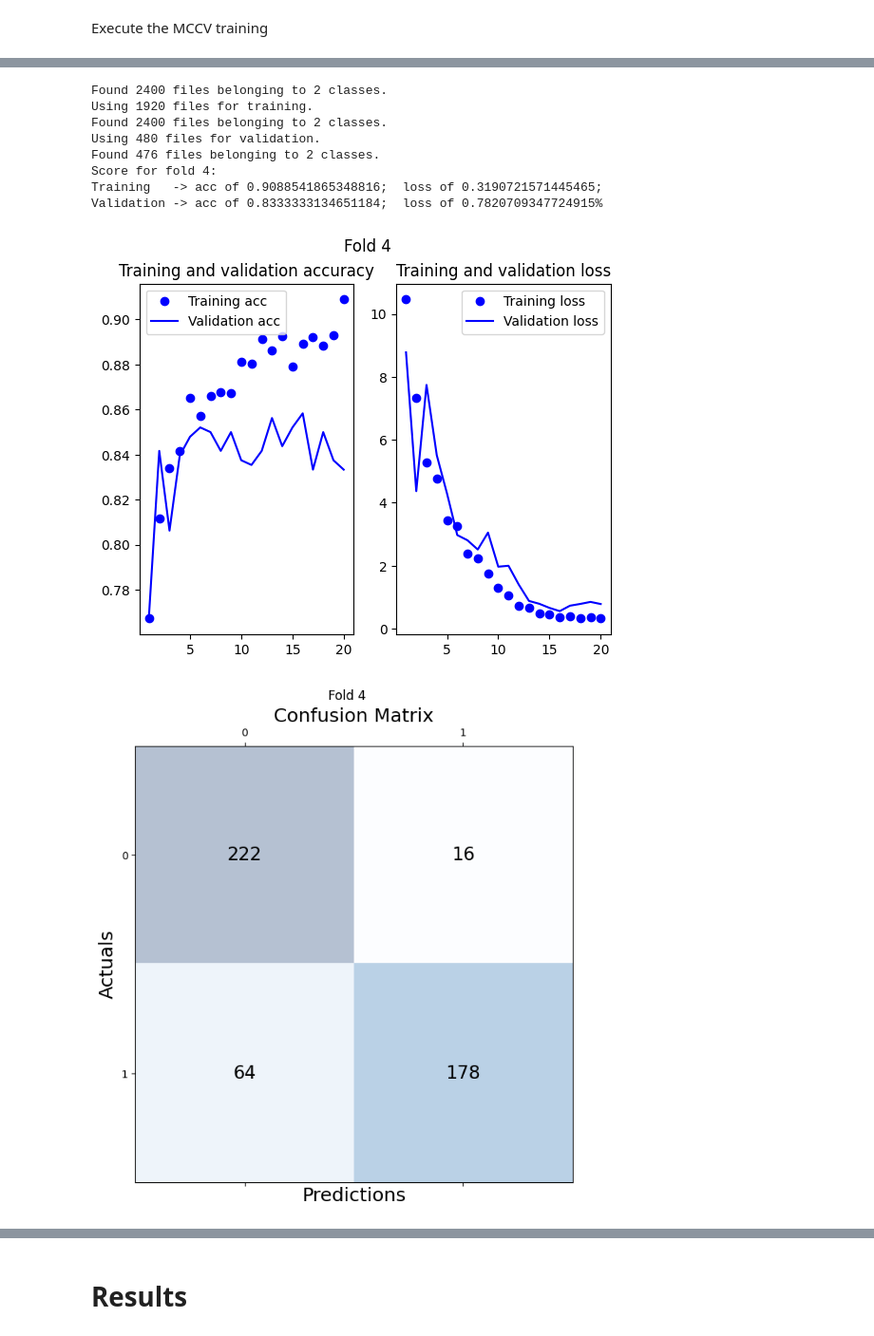
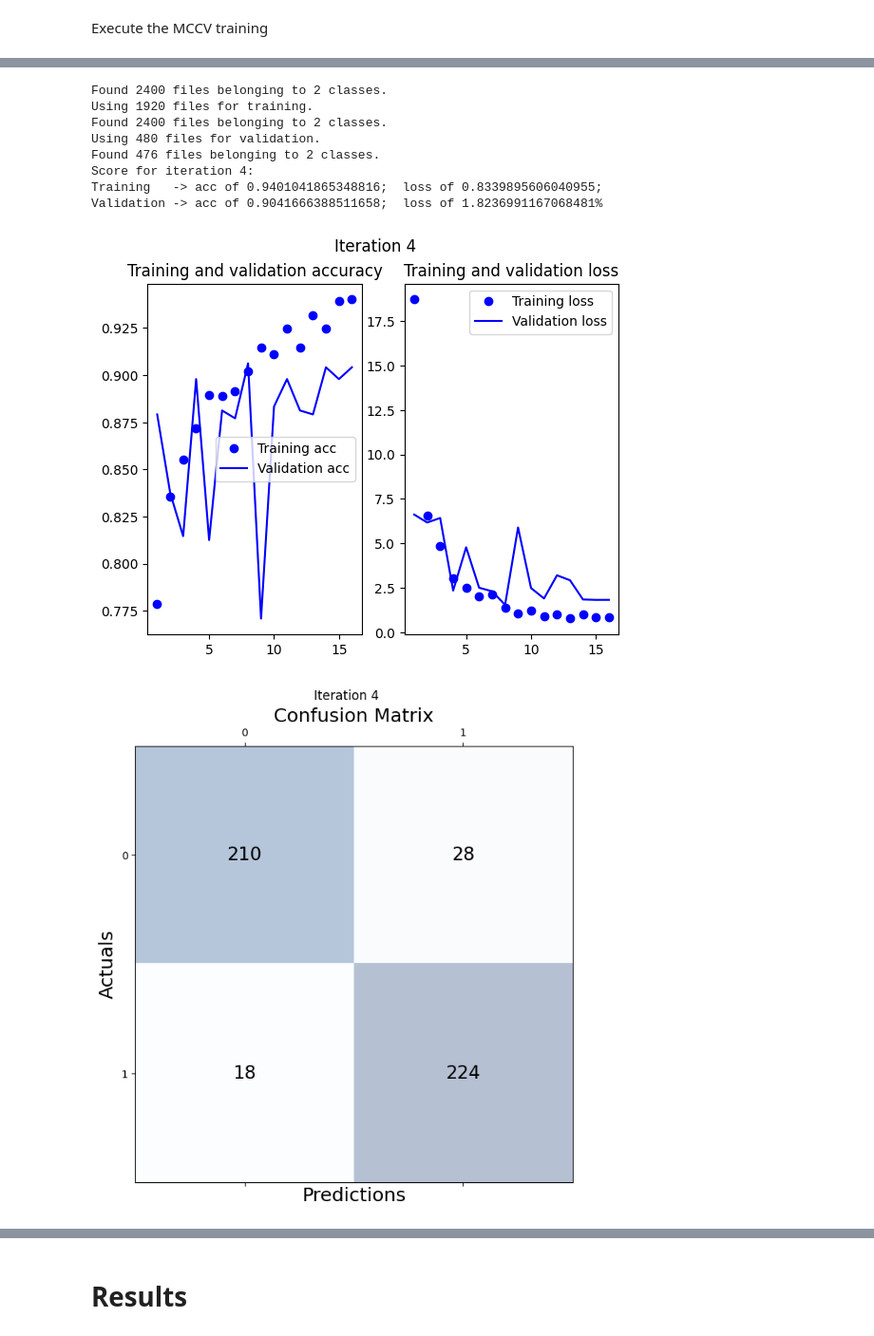
Before and after one commit to harpomaxx/image-processing, a Jupyter notebook: code/python/mia_brazilian_coffee/Using_2ed_DeepLearningWithPython/04_MCCV_feature_extraction.ipynb, the cells around one changed output, grey strips where cells are left out. Shown at 95% size. Drawn from its saved outputs; the diff is of its cells as text; code cells hidden in the pictures.

Commit message:
Early stopping + 30 iterations for MCCV + Mean/Std + ResNet

```diff
--- a/code/python/mia_brazilian_coffee/Using_2ed_DeepLearningWithPython/04_MCCV_feature_extraction.ipynb
+++ b/code/python/mia_brazilian_coffee/Using_2ed_DeepLearningWithPython/04_MCCV_feature_extraction.ipynb
@@ -55,6 +65,6 @@ data_augmentation = keras.Sequential(
 # %%
-conv_base = keras.applications.vgg16.VGG16(
-    weights="imagenet",
+conv_base = keras.applications.ResNet50(
+    weights='imagenet',
     include_top=False,
     input_shape=(img.size[0], img.size[1], 3))
 # %% [markdown]
@@ -109,0 +134,4 @@ def get_features_and_labels(dataset):
+# %%
+callback = tf.keras.callbacks.EarlyStopping(monitor='loss', patience=3)
+epochs_nb = 50
+MCCV_iterations = 30
@@ -126,7 +156,7 @@ def build_model(train_features):
 # %% [markdown]
 # Confusion matrix
 # %%
-def get_confusionMatrix(model, fold, val_features, val_labels):
+def get_confusionMatrix(model, it, val_features, val_labels):
     # To get the true labels from the validation set
     predicted_batch = model.predict(val_features)
     predicted_id = predicted_batch
@@ -144,7 +174,7 @@ def get_confusionMatrix(model, fold, val_features, val_labels):
     plt.xlabel('Predictions', fontsize=18)
     plt.ylabel('Actuals', fontsize=18)
     plt.title('Confusion Matrix', fontsize=18)
-    fig.suptitle(f'Fold {fold+1}')
+    fig.suptitle(f'Iteration {it+1}')
     plt.show()
 # %% [markdown]
 # MCCV
@@ -152,13 +182,13 @@ def get_confusionMatrix(model, fold, val_features, val_labels):
 from tabnanny import verbose
 
 
-def train_mccv(folds):
-    train_acc_per_fold = []
-    train_loss_per_fold = []
-    val_acc_per_fold = []
-    val_loss_per_fold = []
+def train_mccv(iterations, epochs_nb):
+    train_acc_per_it = []
+    train_loss_per_it = []
+    val_acc_per_it = []
+    val_loss_per_it = []
 
-    for i in range(folds):
+    for i in range(iterations):
         # Dataset
         train_dataset, validation_dataset, _ = get_datasets()
 
@@ -172,8 +202,9 @@ def train_mccv(folds):
         # Train
         history = model.fit(
             train_features, train_labels,
-            epochs=20,
+            epochs=epochs_nb,
             validation_data=(val_features, val_labels),
+            callbacks=[callback], # Early stopping
             verbose = 0)
 
         acc = history.history['accuracy']
@@ -196,26 +227,26 @@ def train_mccv(folds):
         ax2.set_title('Training and validation loss')
         ax2.legend()
 
-        fig.suptitle(f'Fold {i+1}')
+        fig.suptitle(f'Iteration {i+1}')
 
-        print(f'Score for fold {i+1}:\nTraining   -> acc of {acc[-1]};'
+        print(f'Score for iteration {i+1}:\nTraining   -> acc of {acc[-1]};'
         f'  loss of {loss[-1]};'
         f'\nValidation -> acc of {val_acc[-1]};'
         f'  loss of {val_loss[-1]}%\n')
 
-        train_acc_per_fold.append(acc[-1] * 100)
-        train_loss_per_fold.append(loss[-1])
-        val_acc_per_fold.append(val_acc[-1] * 100)
-        val_loss_per_fold.append(val_loss[-1])
+        train_acc_per_it.append(acc[-1] * 100)
+        train_loss_per_it.append(loss[-1])
+        val_acc_per_it.append(val_acc[-1] * 100)
+        val_loss_per_it.append(val_loss[-1])
 
         # CONFUSION MATRIX
         get_confusionMatrix(model, i, val_features, val_labels)
 
-    return train_acc_per_fold, train_loss_per_fold, val_acc_per_fold, val_loss_per_fold
+    return train_acc_per_it, train_loss_per_it, val_acc_per_it, val_loss_per_it
 # %% [markdown]
 Execute the MCCV training
 # %%
-train_acc, train_loss, val_acc, val_loss = train_mccv(5)
+train_acc, train_loss, val_acc, val_loss = train_mccv(MCCV_iterations, epochs_nb)
 # %% [output]
 Found 2400 files belonging to 2 classes.
 Using 1920 files for training.
@@ -250,10 +281,10 @@ Validation -> acc of 0.8500000238418579;  loss of 0.6405117511749268%
 Found 2400 files belonging to 2 classes.
 Using 1920 files for training.
 Found 2400 files belonging to 2 classes.
 Using 480 files for validation.
 Found 476 files belonging to 2 classes.
-Score for fold 4:
-Training   -> acc of 0.9088541865348816;  loss of 0.3190721571445465;
-Validation -> acc of 0.8333333134651184;  loss of 0.7820709347724915%
+Score for iteration 4:
+Training   -> acc of 0.9401041865348816;  loss of 0.8339895606040955;
+Validation -> acc of 0.9041666388511658;  loss of 1.8236991167068481%
-[figure, old version]
+[figure, new version]
-[figure, old version]
+[figure, new version]
```
Also changed, not shown: parts of 7 cells of this notebook, 5 other files.
